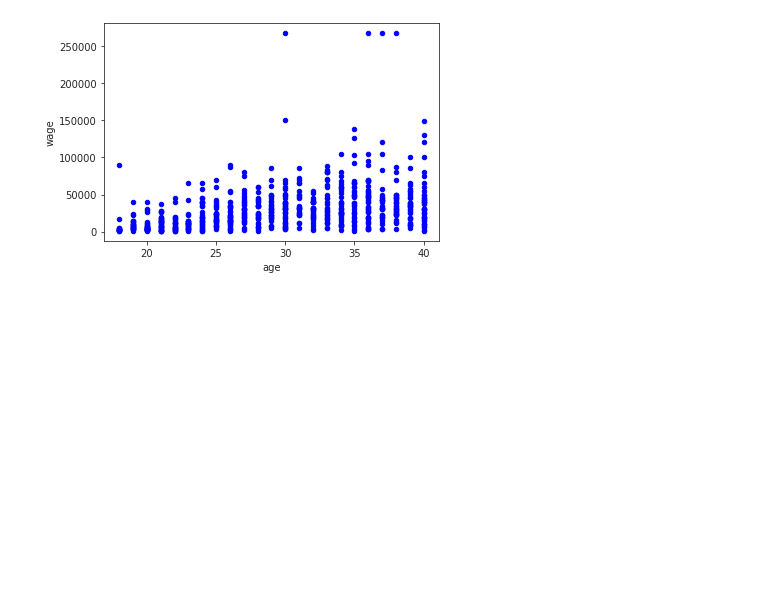
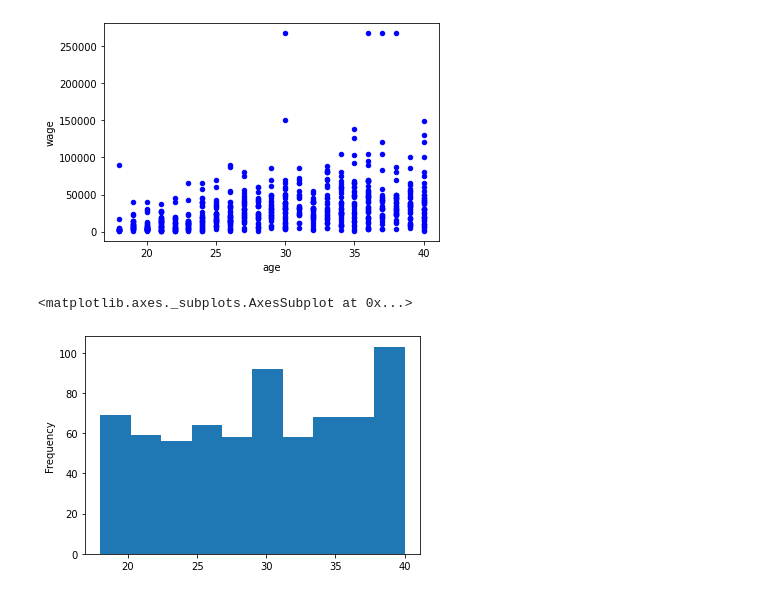
Before and after one commit to dianagamedi/IntroductionStatistics, a Jupyter notebook: notebooks/programming_charts.ipynb, the cells around one changed output. Drawn from its saved outputs; the diff is of its cells as text; code cells hidden in the pictures; blank space fills up the shorter version.

Commit message:
Description of plots and new histogram plot

```diff
--- a/notebooks/programming_charts.ipynb
+++ b/notebooks/programming_charts.ipynb
@@ -157,3 +162,8 @@ df.plot.scatter(x='age', y='wage', c='Blue')
 # %% [output]
 <matplotlib.axes._subplots.AxesSubplot at 0x...>
 [figure]
+# %%
+df['age'].plot.hist()
+# %% [output]
+<matplotlib.axes._subplots.AxesSubplot at 0x...>
+[figure, added]
```
Also changed, not shown: parts of 6 cells of this notebook.
